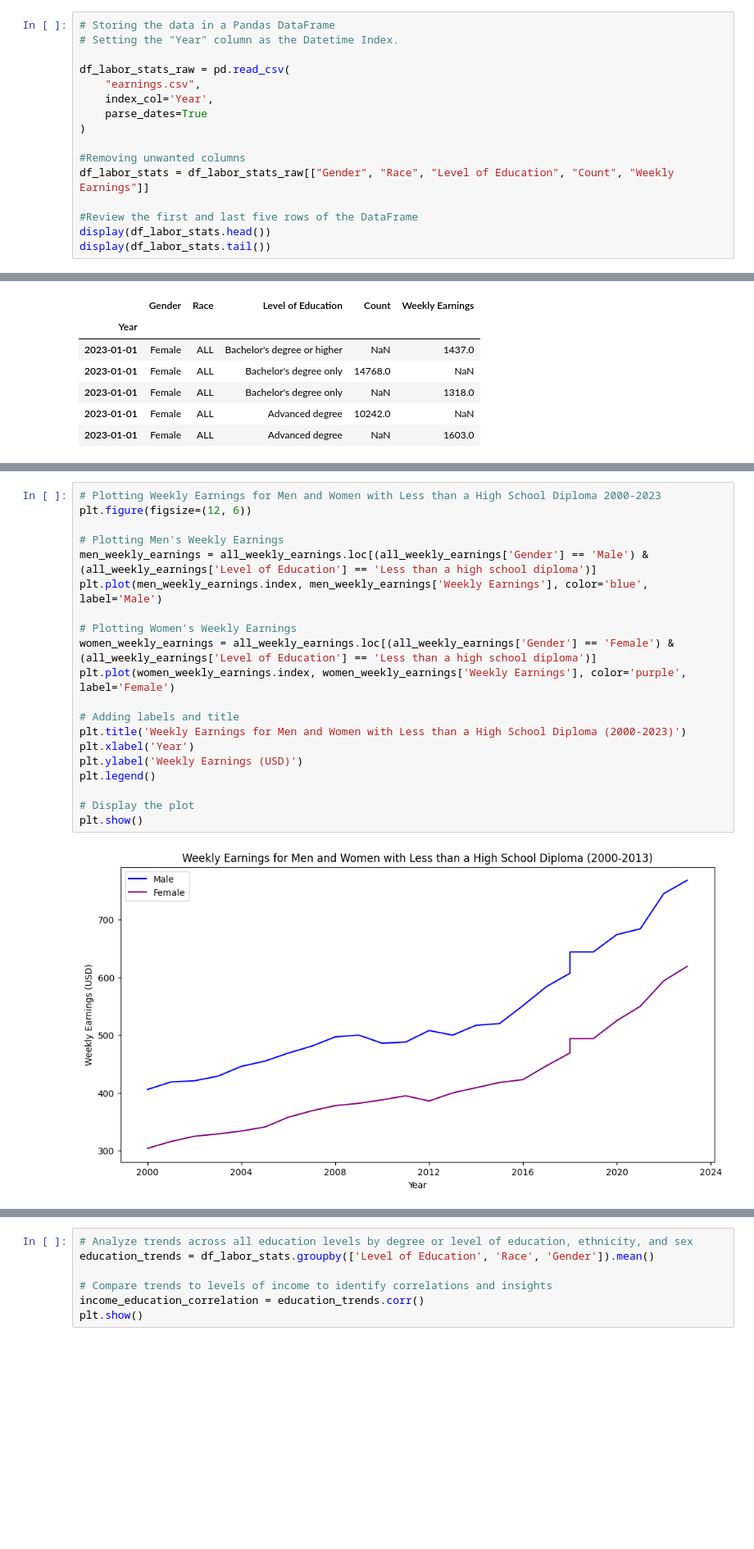
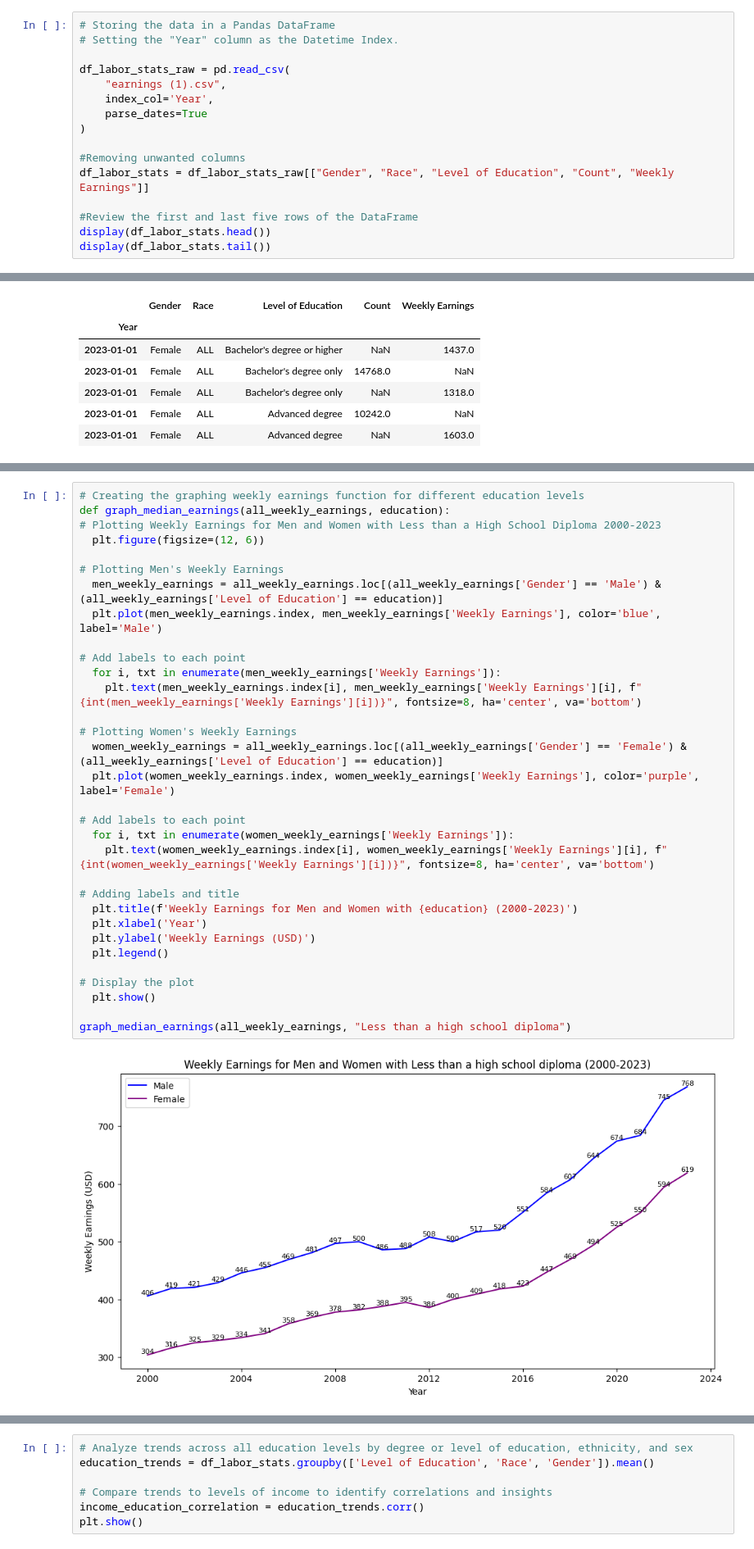
Before and after one commit to professav/project1.newrepo, a Jupyter notebook: uslaborstatistics.ipynb, the cells around one changed output, grey strips where cells are left out. Shown at 82% size. Cells and saved outputs as stored; diff of their text form; blank space fills up the shorter version.

```diff
--- a/uslaborstatistics.ipynb
+++ b/uslaborstatistics.ipynb
@@ -55,7 +53,7 @@ Saving earnings.csv to earnings.csv
 # Setting the "Year" column as the Datetime Index.
 
 df_labor_stats_raw = pd.read_csv(
-    "earnings.csv",
+    "earnings (1).csv",
     index_col='Year',
     parse_dates=True
 )
@@ -207,22 +100,34 @@ plt.show()
 # %%
+# Creating the graphing weekly earnings function for different education levels
+def graph_median_earnings(all_weekly_earnings, education):
 # Plotting Weekly Earnings for Men and Women with Less than a High School Diploma 2000-2023
-plt.figure(figsize=(12, 6))
+  plt.figure(figsize=(12, 6))
 
 # Plotting Men's Weekly Earnings
-men_weekly_earnings = all_weekly_earnings.loc[(all_weekly_earnings['Gender'] == 'Male') & (all_weekly_earnings['Level of Education'] == 'Less than a high school diploma')]
-plt.plot(men_weekly_earnings.index, men_weekly_earnings['Weekly Earnings'], color='blue', label='Male')
+  men_weekly_earnings = all_weekly_earnings.loc[(all_weekly_earnings['Gender'] == 'Male') & (all_weekly_earnings['Level of Education'] == education)]
+  plt.plot(men_weekly_earnings.index, men_weekly_earnings['Weekly Earnings'], color='blue', label='Male')
+
+# Add labels to each point
+  for i, txt in enumerate(men_weekly_earnings['Weekly Earnings']):
+    plt.text(men_weekly_earnings.index[i], men_weekly_earnings['Weekly Earnings'][i], f"{int(men_weekly_earnings['Weekly Earnings'][i])}", fontsize=8, ha='center', va='bottom')
 
 # Plotting Women's Weekly Earnings
-women_weekly_earnings = all_weekly_earnings.loc[(all_weekly_earnings['Gender'] == 'Female') & (all_weekly_earnings['Level of Education'] == 'Less than a high school diploma')]
-plt.plot(women_weekly_earnings.index, women_weekly_earnings['Weekly Earnings'], color='purple', label='Female')
+  women_weekly_earnings = all_weekly_earnings.loc[(all_weekly_earnings['Gender'] == 'Female') & (all_weekly_earnings['Level of Education'] == education)]
+  plt.plot(women_weekly_earnings.index, women_weekly_earnings['Weekly Earnings'], color='purple', label='Female')
+
+# Add labels to each point
+  for i, txt in enumerate(women_weekly_earnings['Weekly Earnings']):
+    plt.text(women_weekly_earnings.index[i], women_weekly_earnings['Weekly Earnings'][i], f"{int(women_weekly_earnings['Weekly Earnings'][i])}", fontsize=8, ha='center', va='bottom')
 
 # Adding labels and title
-plt.title('Weekly Earnings for Men and Women with Less than a High School Diploma (2000-2023)')
-plt.xlabel('Year')
-plt.ylabel('Weekly Earnings (USD)')
-plt.legend()
+  plt.title(f'Weekly Earnings for Men and Women with {education} (2000-2023)')
+  plt.xlabel('Year')
+  plt.ylabel('Weekly Earnings (USD)')
+  plt.legend()
 
 # Display the plot
-plt.show()
+  plt.show()
+
+graph_median_earnings(all_weekly_earnings, "Less than a high school diploma")
 # %% [output]
-[figure, old version]
+[figure, new version]
```
Also changed, not shown: parts of 17 cells of this notebook.
